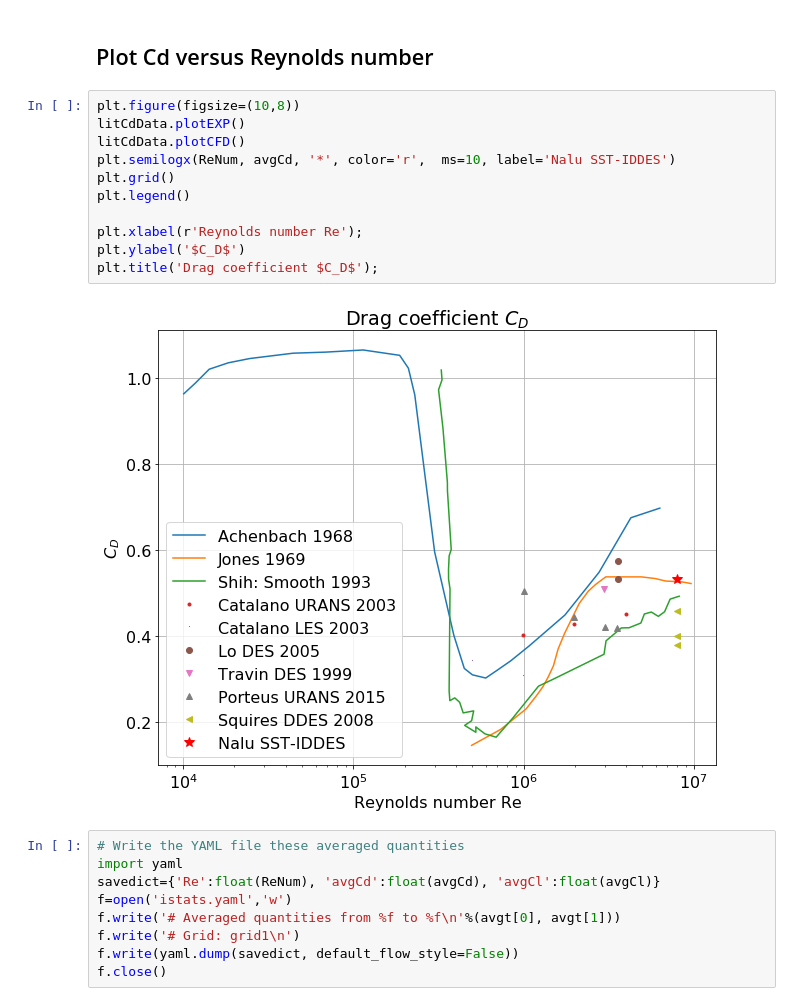
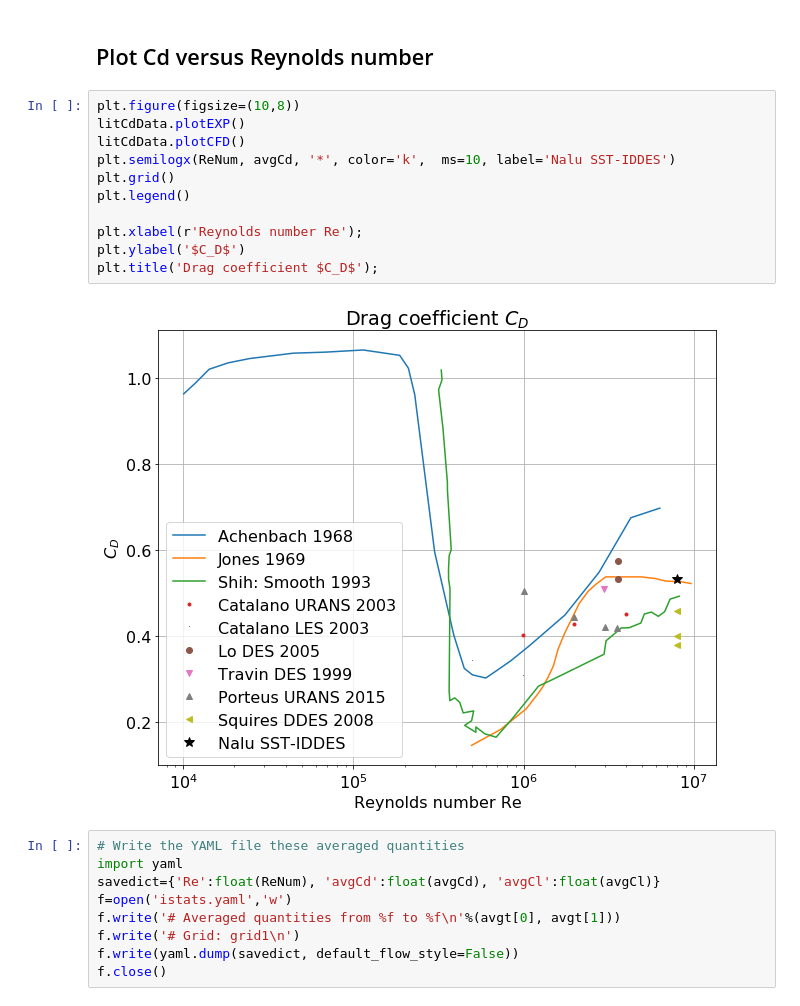
Before and after one commit to Exawind/iddes, a Jupyter notebook: cylinder/cylgrid1_sst_iddes_01/plotForces.ipynb, the cells around one changed output. Cells and saved outputs as stored; diff of their text form.

```diff
--- a/cylinder/cylgrid1_sst_iddes_01/plotForces.ipynb
+++ b/cylinder/cylgrid1_sst_iddes_01/plotForces.ipynb
@@ -75,16 +76,16 @@ plt.title('Lift coefficient $C_l$');
 # %%
 plt.figure(figsize=(10,8))
 litCdData.plotEXP()
 litCdData.plotCFD()
-plt.semilogx(ReNum, avgCd, '*', color='r',  ms=10, label='Nalu SST-IDDES')
+plt.semilogx(ReNum, avgCd, '*', color='k',  ms=10, label='Nalu SST-IDDES')
 plt.grid()
 plt.legend()
 
 plt.xlabel(r'Reynolds number Re');
 plt.ylabel('$C_D$')
 plt.title('Drag coefficient $C_D$');
 # %% [output]
-[figure, old version]
+[figure, new version]
 # %%
 # Write the YAML file these averaged quantities
 import yaml
```
Also changed, not shown: parts of 2 cells of this notebook, 3 other files.
